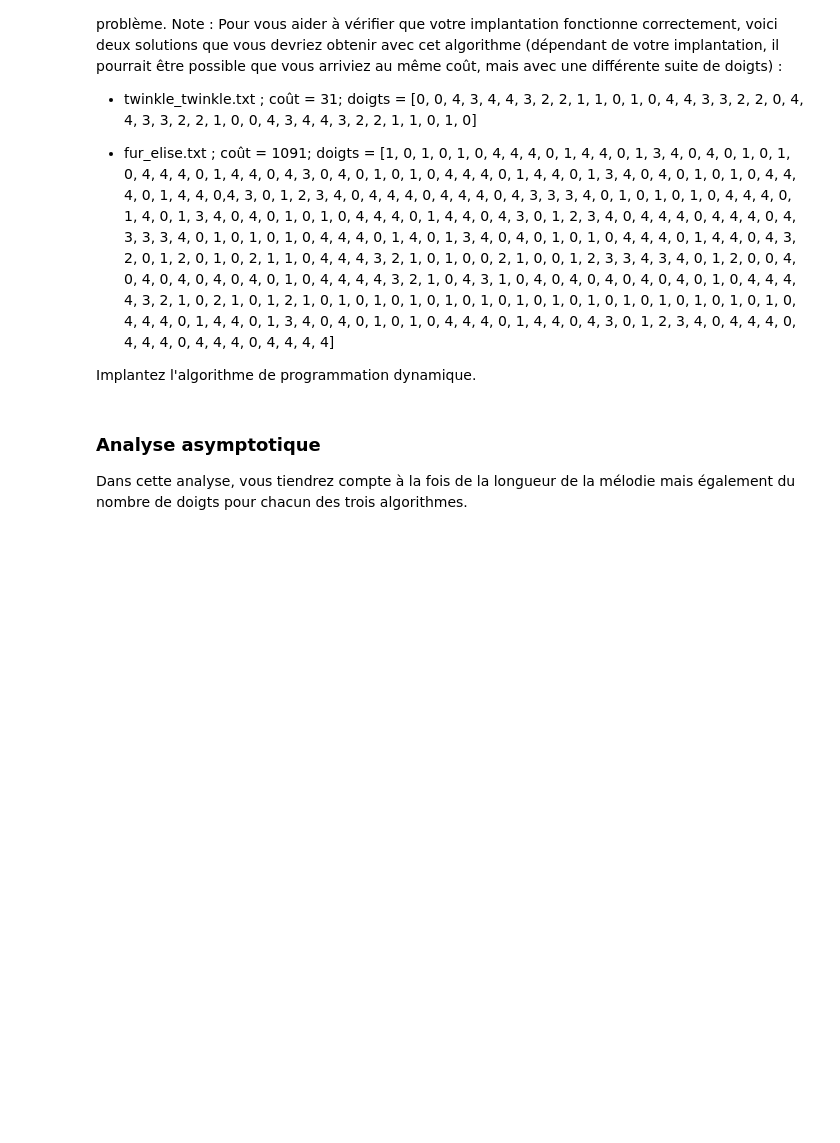
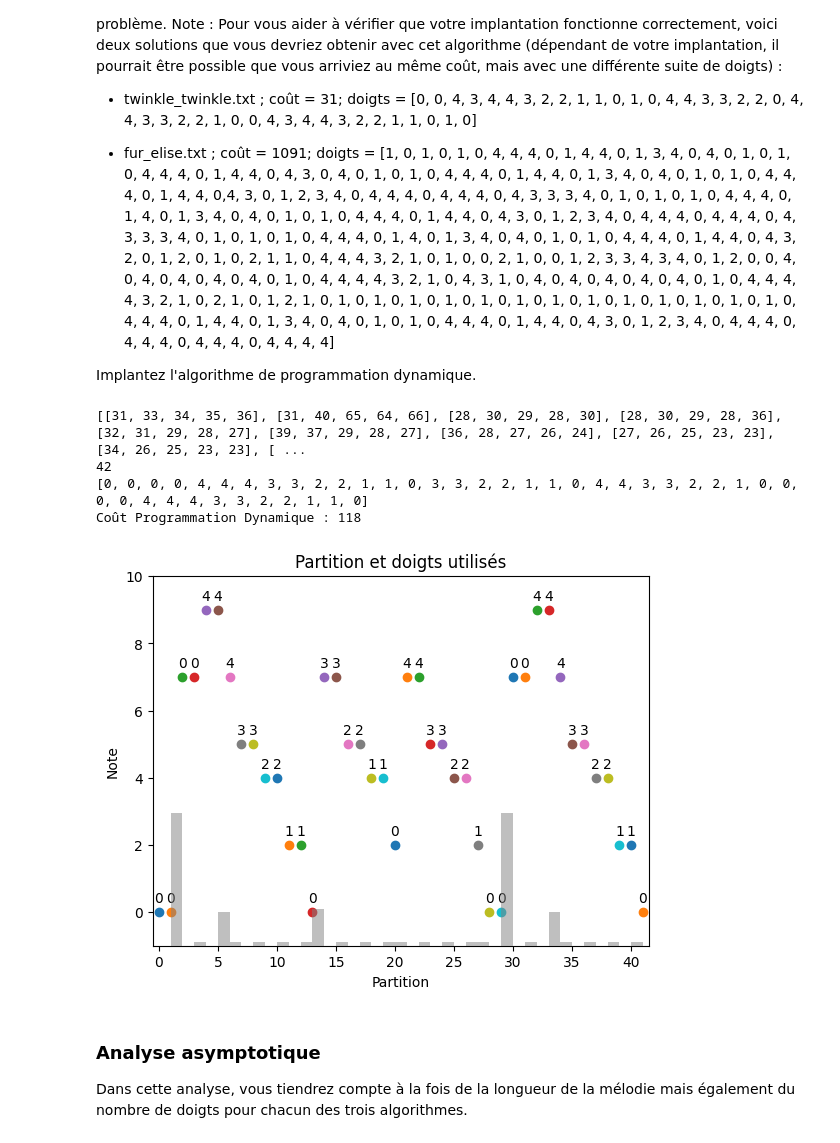
Before and after one commit to simden012/INF8775_Labs, a Jupyter notebook: TP2/TP2-H24.ipynb, the cells around one changed output. Saved outputs shown, nothing was run; the diff lists cells and outputs as text; code cells hidden in the pictures; blank space fills up the shorter version.

```diff
--- a/TP2/TP2-H24.ipynb
+++ b/TP2/TP2-H24.ipynb
@@ -358,14 +365,35 @@ que vous arriviez au même coût, mais avec une différente suite de doigts) :
 4, 0, 4, 3, 0, 1, 2, 3, 4, 0, 4, 4, 4, 0, 4, 4, 4, 0, 4, 4, 4, 0, 4, 4, 4, 4]
 
 Implantez l'algorithme de programmation dynamique.
-# %%
-def progDyn(partition):
-    solution = [0 for i in range(len(partition))]
-    return solution
-
-solutionDyn = progDyn(partition)
-print("Coût Programmation Dynamique :", getTotalCost(costs, partition, solutionDyn))
-visualize_solution(costs, partition, solutionDyn)
+# %%
+def progDyn(partition, doigts = D):
+    solution = [0 for i in range(len(partition))]
+    table_J = [[0 for i in range(D)] for _ in range(len(partition))]
+    #filling the table_J 2D array
+    for i in range(len(partition) - 2, -1, -1):
+        for finger in range(D):
+            finger_costs = [(costs[partition[i], finger, partition[i + 1], d] + table_J[i + 1][d]) for d in range(D)]
+            table_J[i][finger] = min(finger_costs)
+        min_value = min(table_J[i])
+
+        # solution[i] = table_J[i].index(min_value)
+
+
+    print(table_J)
+    print(len(table_J))
+
+    return solution
+partition = readFile('Chansons/twinkle_twinkle.txt')
+solutionDyn = progDyn(partition)
+print(solutionDyn)
+print("Coût Programmation Dynamique :", getTotalCost(costs, partition, solutionDyn))
+visualize_solution(costs, partition, solutionDyn)
+# %% [output]
+[[31, 33, 34, 35, 36], [31, 40, 65, 64, 66], [28, 30, 29, 28, 30], [28, 30, 29, 28, 36], [32, 31, 29, 28, 27], [39, 37, 29, 28, 27], [36, 28, 27, 26, 24], [27, 26, 25, 23, 23], [34, 26, 25, 23, 23], [ ...
+42
+[0, 0, 0, 0, 4, 4, 4, 3, 3, 2, 2, 1, 1, 0, 3, 3, 2, 2, 1, 1, 0, 4, 4, 3, 3, 2, 2, 1, 0, 0, 0, 0, 4, 4, 4, 3, 3, 2, 2, 1, 1, 0]
+Coût Programmation Dynamique : 118
+[figure, added]
 # %% [markdown]
 ### Analyse asymptotique
 
```
Also changed, not shown: parts of 2 cells of this notebook.
